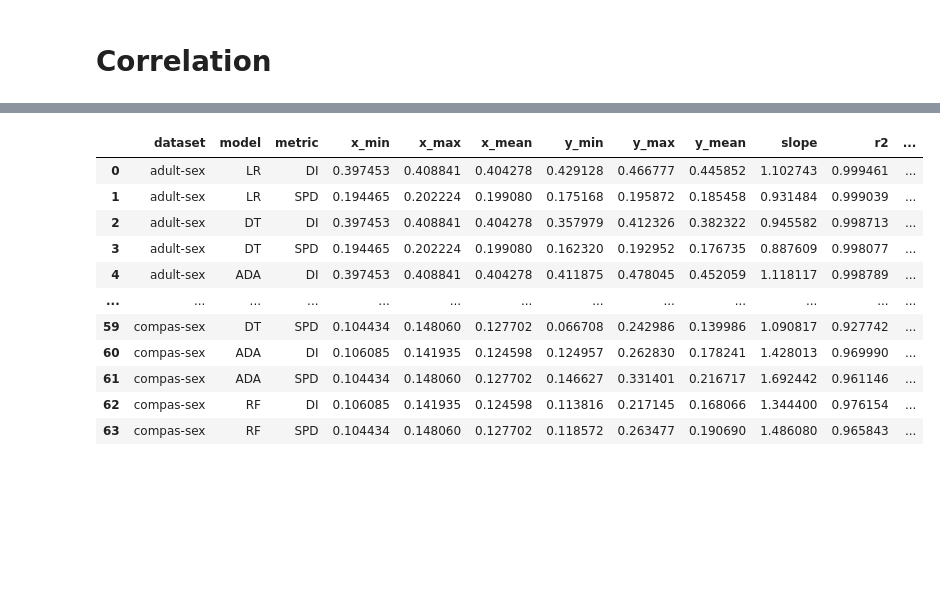
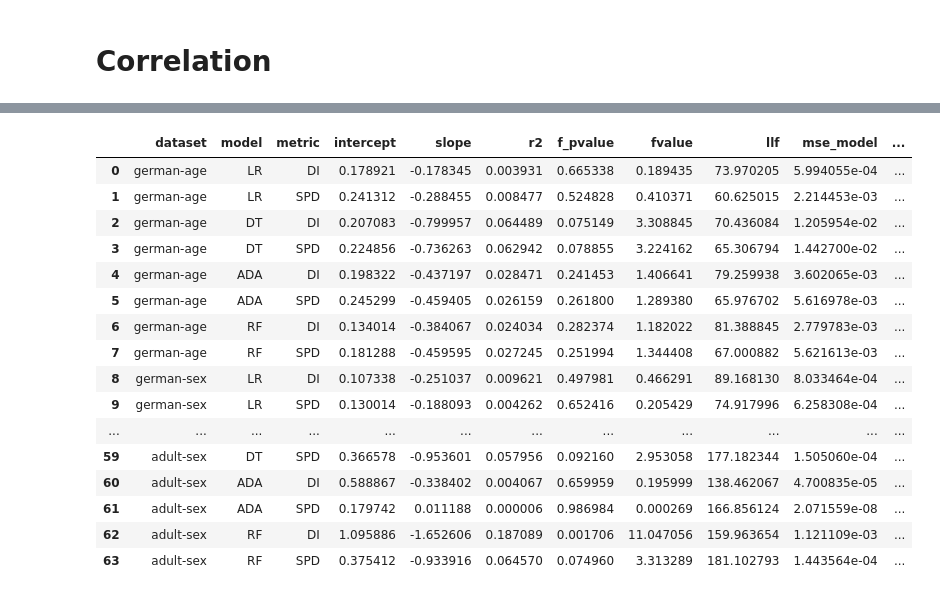
Before and after one commit to arumoy-shome/shome2022qualitative, a Jupyter notebook: docs/exp-full-data.ipynb, the cells around one changed output, grey strips where cells are left out. Saved outputs shown, nothing was run; the diff lists cells and outputs as text; code cells hidden in the pictures; blank space fills up the shorter version.

```diff
--- a/docs/exp-full-data.ipynb
+++ b/docs/exp-full-data.ipynb
@@ -5,6 +5,7 @@ In this notebook we analyse the results when the full training set is used. This
 import os
 import sys
 import pandas as pd
+pd.set_option('display.max_rows', 100)
 import matplotlib.pyplot as plt
 import seaborn as sns
 import statsmodels.api as sm
@@ -434,14 +272,11 @@ for d in datasets:
         (data["dataset"] == d)
     ]
     for metric in ["DI", "SPD"]:
-        _pivots = []
-        for n in _["frac"].unique().tolist():
-            _pivots.append(pd.pivot(
-                data=_[_["frac"] == n],
-                columns="model",
-                values=metric,
-            ))
-        pivoted = pd.concat(_pivots)
+        pivoted = pd.pivot(
+            data=_,
+            columns="model",
+            values=metric,
+        )
         for model in models:
             c, p = spearmanr(pivoted[model], pivoted["None"])
             corr.loc[(metric, model), d] = c
@@ -519,62 +336,73 @@ But we do have certain cases with strong
 # %%
 
 d = {
     "dataset": [],
     "model": [],
     "metric": [],
-    "x_min": [],
-    "x_max": [],
-    "x_mean": [],
-    "y_min": [],
-    "y_max": [],
-    "y_mean": [],
+    "intercept": [],
     "slope": [],
     "r2": [],
     "f_pvalue": [],
+    "fvalue": [],
+    "llf": [],
+    "mse_model": [],
+    "mse_resid": [],
+    "mse_total": [],
+    # "pvalues": [],
+    "ssr": [],
+    # "tvalues": [],
 }
 
 for dataset in datasets:
     for model in models:
         for metric in ["DI", "SPD"]:
-            x = data[
+            x = data.loc[
                 (data["dataset"] == dataset) &
-                (data["model"] == "None")
-            ][metric]
-            y = data[
+                (data["model"] == "None"),
+                metric
+            ].values.reshape(-1, 1)
+            y = data.loc[
                 (data["dataset"] == dataset) &
-                (data["model"] == model)
-            ][metric]
+                (data["model"] == model),
+                metric
+            ].values.reshape(-1, 1)
             mod = sm.OLS(
-                endog=y.values.reshape(-1, 1),
-                exog=x.values.reshape(-1, 1),
+                endog=y,
+                exog=sm.tools.add_constant(x),
             )
             res = mod.fit()
 
             d["dataset"].append(dataset)
             d["model"].append(model)
             d["metric"].append(metric)
-            d["x_min"].append(x.min())
-            d["x_max"].append(x.max())
-            d["x_mean"].append(x.mean())
-            d["y_min"].append(y.min())
-            d["y_max"].append(y.max())
-            d["y_mean"].append(y.mean())
-            d["slope"].append(res.params[0])
+            d["intercept"].append(res.params[0])
+            d["slope"].append(res.params[1])
             d["r2"].append(res.rsquared)
             d["f_pvalue"].append(res.f_pvalue)
+            d["fvalue"].append(res.fvalue)
+            d["llf"].append(res.llf)
+            d["mse_model"].append(res.mse_model)
+            d["mse_resid"].append(res.mse_resid)
+            d["mse_total"].append(res.mse_total)
+            d["ssr"].append(res.ssr)
 
 reg = pd.DataFrame(data=d)
 reg
 # %% [output]
-|  | dataset | model | metric | x_min | x_max | x_mean | y_min | y_max | y_mean | slope | r2 | ... |
-| 0 | adult-sex | LR | DI | 0.397453 | 0.408841 | 0.404278 | 0.429128 | 0.466777 | 0.445852 | 1.102743 | 0.999461 | ... |
-| 1 | adult-sex | LR | SPD | 0.194465 | 0.202224 | 0.199080 | 0.175168 | 0.195872 | 0.185458 | 0.931484 | 0.999039 | ... |
-| 2 | adult-sex | DT | DI | 0.397453 | 0.408841 | 0.404278 | 0.357979 | 0.412326 | 0.382322 | 0.945582 | 0.998713 | ... |
-| 3 | adult-sex | DT | SPD | 0.194465 | 0.202224 | 0.199080 | 0.162320 | 0.192952 | 0.176735 | 0.887609 | 0.998077 | ... |
-| 4 | adult-sex | ADA | DI | 0.397453 | 0.408841 | 0.404278 | 0.411875 | 0.478045 | 0.452059 | 1.118117 | 0.998789 | ... |
-| ... | ... | ... | ... | ... | ... | ... | ... | ... | ... | ... | ... | ... |
-| 59 | compas-sex | DT | SPD | 0.104434 | 0.148060 | 0.127702 | 0.066708 | 0.242986 | 0.139986 | 1.090817 | 0.927742 | ... |
-| 60 | compas-sex | ADA | DI | 0.106085 | 0.141935 | 0.124598 | 0.124957 | 0.262830 | 0.178241 | 1.428013 | 0.969990 | ... |
-| 61 | compas-sex | ADA | SPD | 0.104434 | 0.148060 | 0.127702 | 0.146627 | 0.331401 | 0.216717 | 1.692442 | 0.961146 | ... |
-| 62 | compas-sex | RF | DI | 0.106085 | 0.141935 | 0.124598 | 0.113816 | 0.217145 | 0.168066 | 1.344400 | 0.976154 | ... |
-| 63 | compas-sex | RF | SPD | 0.104434 | 0.148060 | 0.127702 | 0.118572 | 0.263477 | 0.190690 | 1.486080 | 0.965843 | ... |
+|  | dataset | model | metric | intercept | slope | r2 | f_pvalue | fvalue | llf | mse_model | ... |
+| 0 | german-age | LR | DI | 0.178921 | -0.178345 | 0.003931 | 0.665338 | 0.189435 | 73.970205 | 5.994055e-04 | ... |
+| 1 | german-age | LR | SPD | 0.241312 | -0.288455 | 0.008477 | 0.524828 | 0.410371 | 60.625015 | 2.214453e-03 | ... |
+| 2 | german-age | DT | DI | 0.207083 | -0.799957 | 0.064489 | 0.075149 | 3.308845 | 70.436084 | 1.205954e-02 | ... |
+| 3 | german-age | DT | SPD | 0.224856 | -0.736263 | 0.062942 | 0.078855 | 3.224162 | 65.306794 | 1.442700e-02 | ... |
+| 4 | german-age | ADA | DI | 0.198322 | -0.437197 | 0.028471 | 0.241453 | 1.406641 | 79.259938 | 3.602065e-03 | ... |
+| 5 | german-age | ADA | SPD | 0.245299 | -0.459405 | 0.026159 | 0.261800 | 1.289380 | 65.976702 | 5.616978e-03 | ... |
+| 6 | german-age | RF | DI | 0.134014 | -0.384067 | 0.024034 | 0.282374 | 1.182022 | 81.388845 | 2.779783e-03 | ... |
+| 7 | german-age | RF | SPD | 0.181288 | -0.459595 | 0.027245 | 0.251994 | 1.344408 | 67.000882 | 5.621613e-03 | ... |
+| 8 | german-sex | LR | DI | 0.107338 | -0.251037 | 0.009621 | 0.497981 | 0.466291 | 89.168130 | 8.033464e-04 | ... |
+| 9 | german-sex | LR | SPD | 0.130014 | -0.188093 | 0.004262 | 0.652416 | 0.205429 | 74.917996 | 6.258308e-04 | ... |
+| ... | ... | ... | ... | ... | ... | ... | ... | ... | ... | ... | ... |
+| 59 | adult-sex | DT | SPD | 0.366578 | -0.953601 | 0.057956 | 0.092160 | 2.953058 | 177.182344 | 1.505060e-04 | ... |
+| 60 | adult-sex | ADA | DI | 0.588867 | -0.338402 | 0.004067 | 0.659959 | 0.195999 | 138.462067 | 4.700835e-05 | ... |
+| 61 | adult-sex | ADA | SPD | 0.179742 | 0.011188 | 0.000006 | 0.986984 | 0.000269 | 166.856124 | 2.071559e-08 | ... |
+| 62 | adult-sex | RF | DI | 1.095886 | -1.652606 | 0.187089 | 0.001706 | 11.047056 | 159.963654 | 1.121109e-03 | ... |
+| 63 | adult-sex | RF | SPD | 0.375412 | -0.933916 | 0.064570 | 0.074960 | 3.313289 | 181.102793 | 1.443564e-04 | ... |
```
Also changed, not shown: parts of 30 cells of this notebook, 30 other files.
